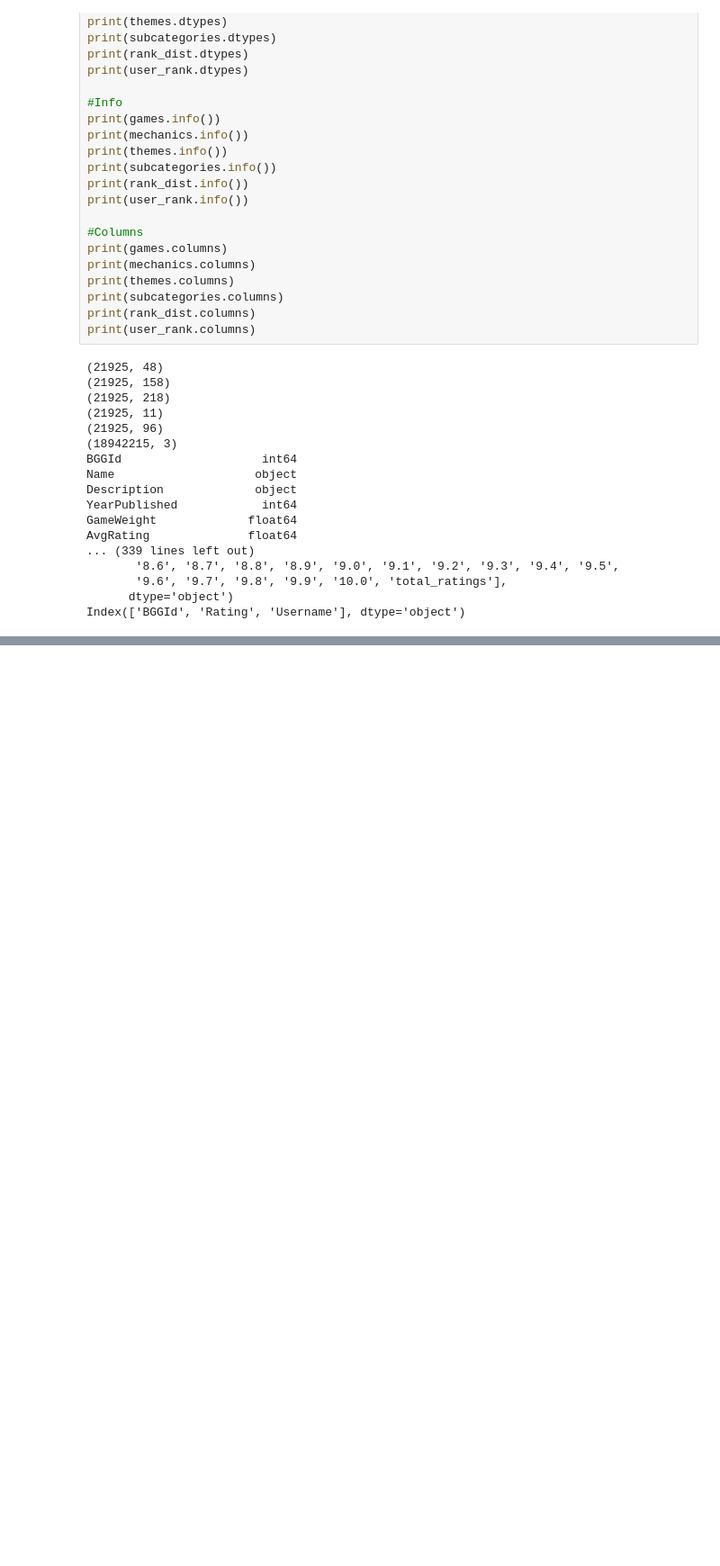
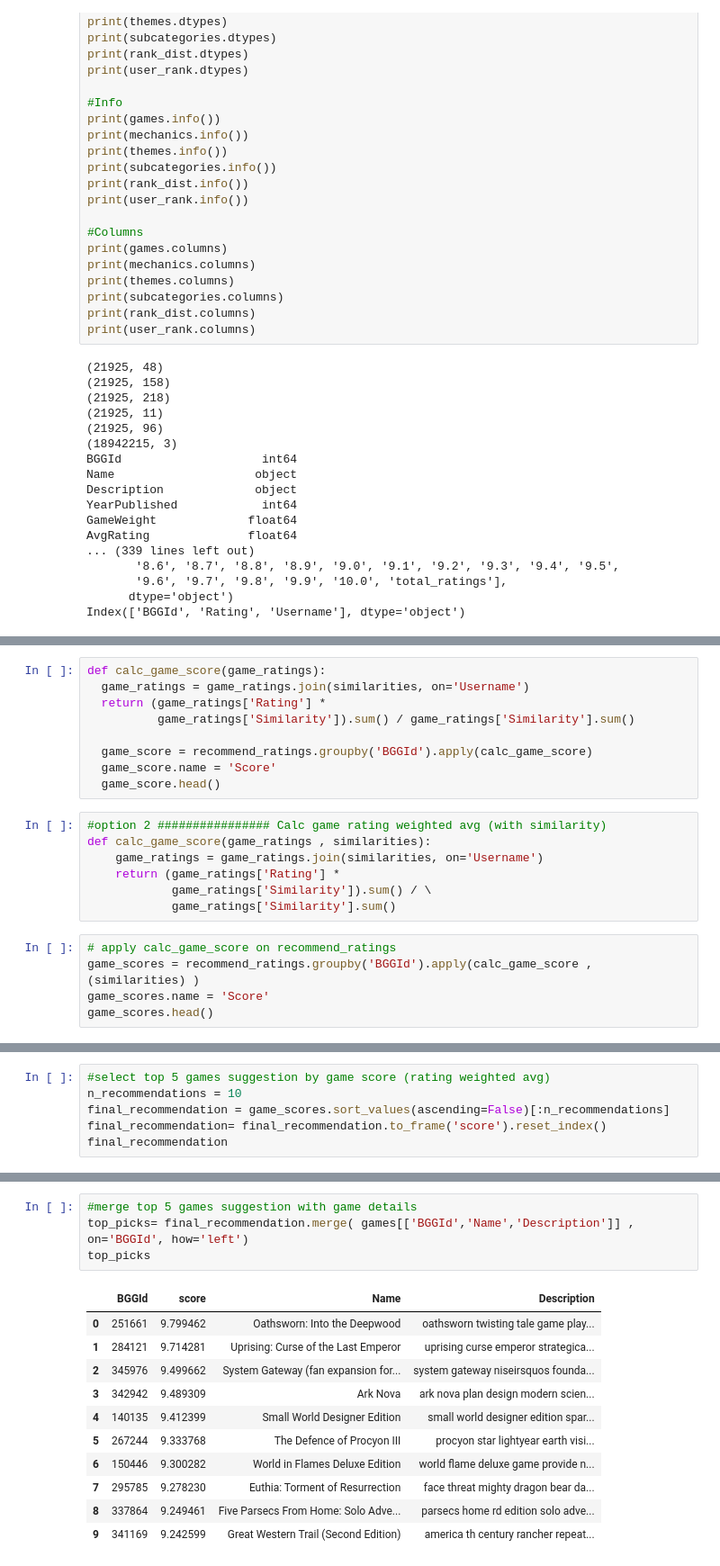
Before and after one commit to awal015/AICapstone, a Jupyter notebook: Adam Wallach USCD capstone.ipynb, the cells around one changed output, grey strips where cells are left out. Shown at 90% size. Cells and saved outputs as stored; diff of their text form; blank space fills up the shorter version.

```diff
--- a/Adam Wallach USCD capstone.ipynb
+++ b/Adam Wallach USCD capstone.ipynb
@@ -104,0 +302,21 @@ Index(['BGGId', 'Rating', 'Username'], dtype='object')
+# %%
+def calc_game_score(game_ratings):
+  game_ratings = game_ratings.join(similarities, on='Username')
+  return (game_ratings['Rating'] *
+          game_ratings['Similarity']).sum() / game_ratings['Similarity'].sum()
+
+  game_score = recommend_ratings.groupby('BGGId').apply(calc_game_score)
+  game_score.name = 'Score'
+  game_score.head()
+# %%
+#option 2 ################ Calc game rating weighted avg (with similarity)
+def calc_game_score(game_ratings , similarities):
+    game_ratings = game_ratings.join(similarities, on='Username')
+    return (game_ratings['Rating'] *
+            game_ratings['Similarity']).sum() / \
+            game_ratings['Similarity'].sum()
+# %%
+# apply calc_game_score on recommend_ratings
+game_scores = recommend_ratings.groupby('BGGId').apply(calc_game_score ,(similarities) )
+game_scores.name = 'Score'
+game_scores.head()
@@ -104,0 +332,6 @@ Index(['BGGId', 'Rating', 'Username'], dtype='object')
+# %%
+#select top 5 games suggestion by game score (rating weighted avg)
+n_recommendations = 10
+final_recommendation = game_scores.sort_values(ascending=False)[:n_recommendations]
+final_recommendation= final_recommendation.to_frame('score').reset_index()
+final_recommendation
@@ -104,0 +350,16 @@ Index(['BGGId', 'Rating', 'Username'], dtype='object')
+# %%
+#merge top 5 games suggestion with game details
+top_picks= final_recommendation.merge( games[['BGGId','Name','Description']] , on='BGGId', how='left')
+top_picks
+# %% [output]
+|  | BGGId | score | Name | Description |
+| 0 | 251661 | 9.799462 | Oathsworn: Into the Deepwood | oathsworn twisting tale game play... |
+| 1 | 284121 | 9.714281 | Uprising: Curse of the Last Emperor | uprising curse emperor strategica... |
+| 2 | 345976 | 9.499662 | System Gateway (fan expansion for... | system gateway niseirsquos founda... |
+| 3 | 342942 | 9.489309 | Ark Nova | ark nova plan design modern scien... |
+| 4 | 140135 | 9.412399 | Small World Designer Edition | small world designer edition spar... |
+| 5 | 267244 | 9.333768 | The Defence of Procyon III | procyon star lightyear earth visi... |
+| 6 | 150446 | 9.300282 | World in Flames Deluxe Edition | world flame deluxe game provide n... |
+| 7 | 295785 | 9.278230 | Euthia: Torment of Resurrection | face threat mighty dragon bear da... |
+| 8 | 337864 | 9.249461 | Five Parsecs From Home: Solo Adve... | parsecs home rd edition solo adve... |
+| 9 | 341169 | 9.242599 | Great Western Trail (Second Edition) | america th century rancher repeat... |
```
Also changed, not shown: parts of 17 cells of this notebook.
